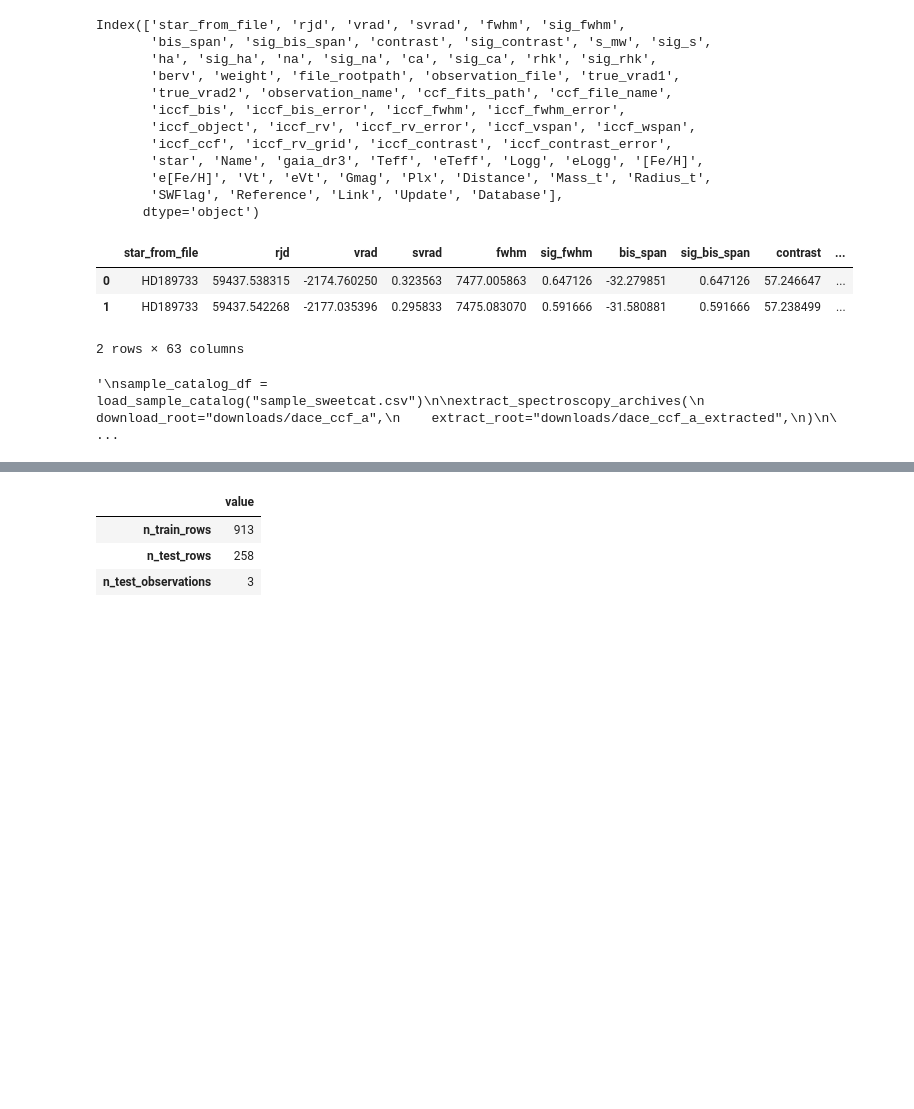
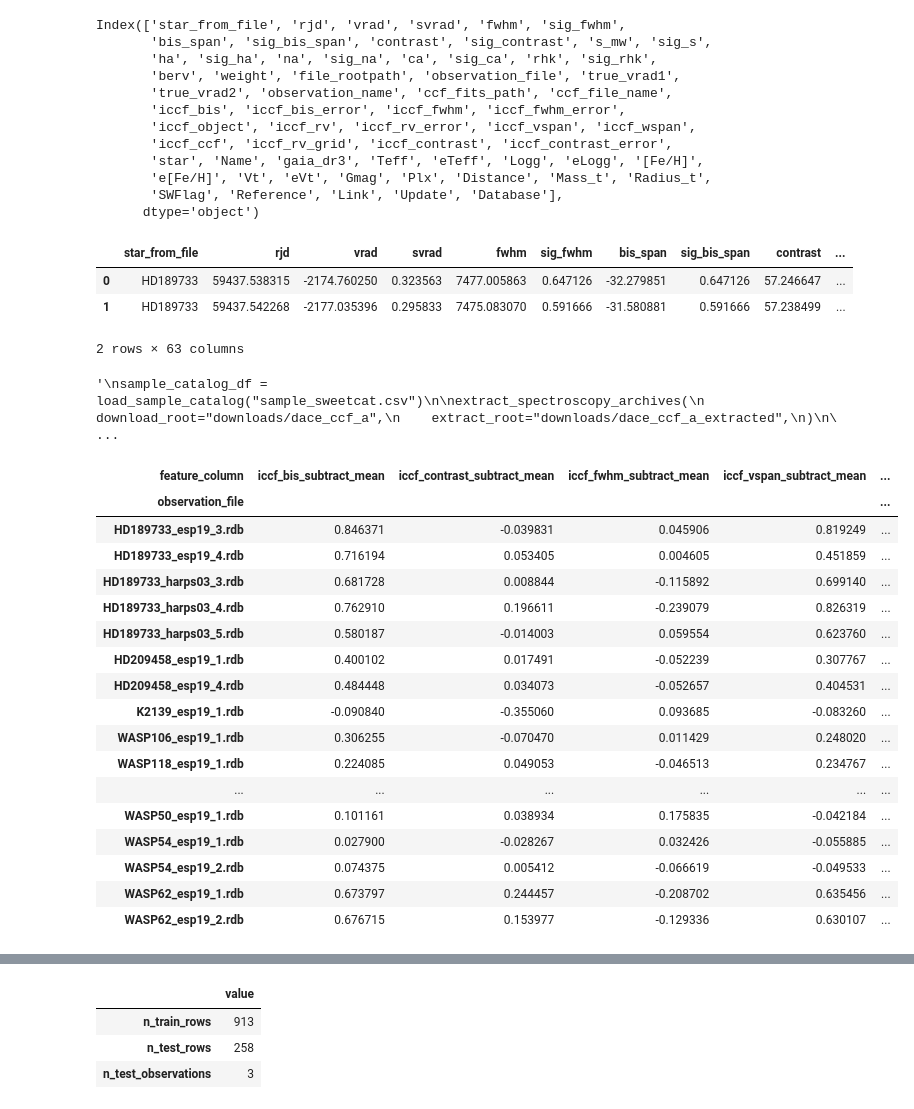
Before and after one commit to vadibekyan/RV_from_RM, a Jupyter notebook: best_rm_eda.ipynb, the cells around one changed output, grey strips where cells are left out. Cells and saved outputs as stored; diff of their text form; code cells hidden in the pictures; blank space fills up the shorter version.

```diff
--- a/best_rm_eda.ipynb
+++ b/best_rm_eda.ipynb
@@ -155,7 +155,7 @@ full_feature_columns = [
  'ca_zscore',
 ]
 
-subtract_mean_features = ['iccf_rv_subtract_mean',
+subtract_mean_features = [
  'iccf_fwhm_subtract_mean',
  'iccf_bis_subtract_mean',
  'iccf_vspan_subtract_mean',
@@ -163,16 +163,102 @@ subtract_mean_features = ['iccf_rv_subtract_mean',
  'iccf_contrast_subtract_mean',]
 
 
-subtract_fractional_mean_features = ['iccf_rv_subtract_mean',
- 'iccf_fwhm_fractional_mean',
+subtract_fractional_mean_features = [ 'iccf_fwhm_fractional_mean',
  'iccf_bis_fractional_mean',
  'iccf_vspan_fractional_mean',
  'iccf_wspan_fractional_mean',
  'iccf_contrast_fractional_mean',]
 
-zscore_features = ['iccf_rv_subtract_mean',
+zscore_features = [
  'iccf_fwhm_zscore',
  'iccf_bis_zscore',
  'iccf_vspan_zscore',
  'iccf_wspan_zscore',
  'iccf_contrast_zscore',]
+# %%
+residual_column = 'rv_residual_true_minus_iccf'
+rm_df = rm_df.copy()
+rm_df[residual_column] = (
+    pd.to_numeric(rm_df['true_vrad2'], errors='coerce')
+    - pd.to_numeric(rm_df['iccf_rv_subtract_mean'], errors='coerce')
+)
+
+residual_feature_columns = list(
+    dict.fromkeys(
+        [
+            *subtract_mean_features,
+            #*subtract_fractional_mean_features,
+            #*zscore_features,
+            #'s_mw_subtract_mean',
+            #'ha_subtract_mean',
+            #'ca_subtract_mean',
+        ]
+    )
+)
+
+correlation_rows = []
+for obs_name, obs_df in rm_df.groupby('observation_file', sort=True):
+    for feature_column in residual_feature_columns:
+        if feature_column not in obs_df.columns:
+            continue
+
+        correlation_df = obs_df[[residual_column, feature_column]].apply(
+            pd.to_numeric,
+            errors='coerce',
+        ).dropna()
+
+        if len(correlation_df) < 2:
+            correlation_value = float('nan')
+        elif (
+            correlation_df[residual_column].nunique() < 2
+            or correlation_df[feature_column].nunique() < 2
+        ):
+            correlation_value = float('nan')
+        else:
+            correlation_value = correlation_df[residual_column].corr(
+                correlation_df[feature_column],
+                method='pearson',
+            )
+
+        correlation_rows.append(
+            {
+                'observation_file': obs_name,
+                'feature_column': feature_column,
+                'n_rows': len(correlation_df),
+                'correlation': correlation_value,
+                'abs_correlation': abs(correlation_value) if pd.notna(correlation_value) else float('nan'),
+            }
+        )
+
+residual_correlations_long_df = pd.DataFrame(correlation_rows).sort_values(
+    ['observation_file', 'abs_correlation'],
+    ascending=[True, False],
+).reset_index(drop=True)
+
+residual_correlations_wide_df = (
+    residual_correlations_long_df
+    .pivot(index='observation_file', columns='feature_column', values='correlation')
+    .sort_index()
+)
+
+display(residual_correlations_wide_df)
+residual_correlations_long_df.head(20)
+# %% [output]
+| feature_column | iccf_bis_subtract_mean | iccf_contrast_subtract_mean | iccf_fwhm_subtract_mean | iccf_vspan_subtract_mean | ... |
+| observation_file |  |  |  |  | ... |
+| HD189733_esp19_3.rdb | 0.846371 | -0.039831 | 0.045906 | 0.819249 | ... |
+| HD189733_esp19_4.rdb | 0.716194 | 0.053405 | 0.004605 | 0.451859 | ... |
+| HD189733_harps03_3.rdb | 0.681728 | 0.008844 | -0.115892 | 0.699140 | ... |
+| HD189733_harps03_4.rdb | 0.762910 | 0.196611 | -0.239079 | 0.826319 | ... |
+| HD189733_harps03_5.rdb | 0.580187 | -0.014003 | 0.059554 | 0.623760 | ... |
+| HD209458_esp19_1.rdb | 0.400102 | 0.017491 | -0.052239 | 0.307767 | ... |
+| HD209458_esp19_4.rdb | 0.484448 | 0.034073 | -0.052657 | 0.404531 | ... |
+| K2139_esp19_1.rdb | -0.090840 | -0.355060 | 0.093685 | -0.083260 | ... |
+| WASP106_esp19_1.rdb | 0.306255 | -0.070470 | 0.011429 | 0.248020 | ... |
+| WASP118_esp19_1.rdb | 0.224085 | 0.049053 | -0.046513 | 0.234767 | ... |
+| ... | ... | ... | ... | ... | ... |
+| WASP50_esp19_1.rdb | 0.101161 | 0.038934 | 0.175835 | -0.042184 | ... |
+| WASP54_esp19_1.rdb | 0.027900 | -0.028267 | 0.032426 | -0.055885 | ... |
+| WASP54_esp19_2.rdb | 0.074375 | 0.005412 | -0.066619 | -0.049533 | ... |
+| WASP62_esp19_1.rdb | 0.673797 | 0.244457 | -0.208702 | 0.635456 | ... |
+| WASP62_esp19_2.rdb | 0.676715 | 0.153977 | -0.129336 | 0.630107 | ... |
```
Also changed, not shown: parts of 15 cells of this notebook, 11 other files.
